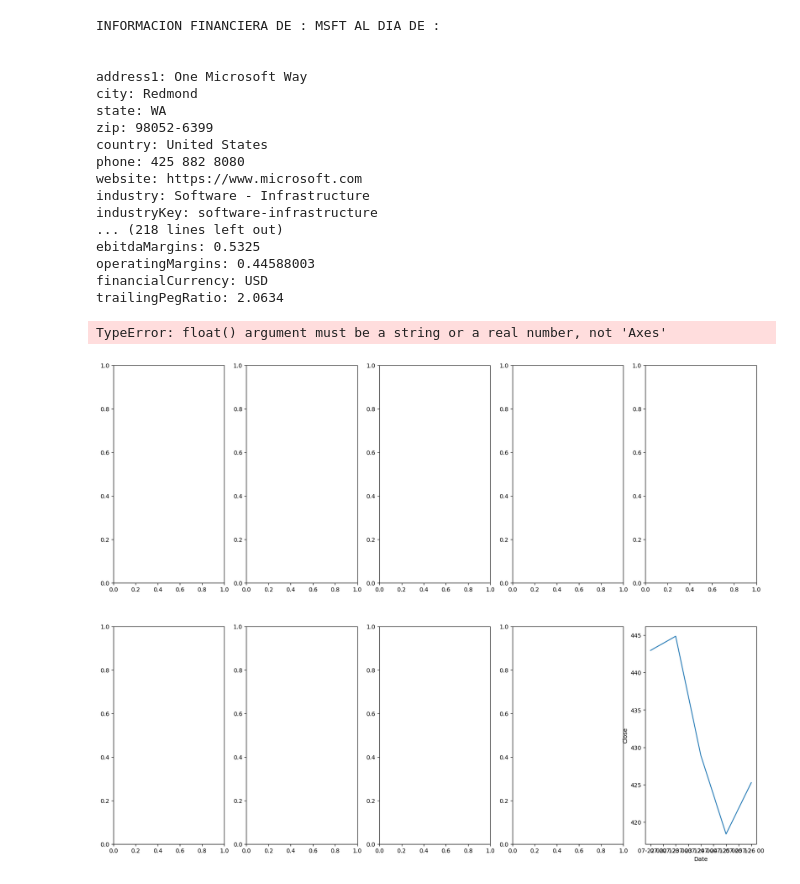
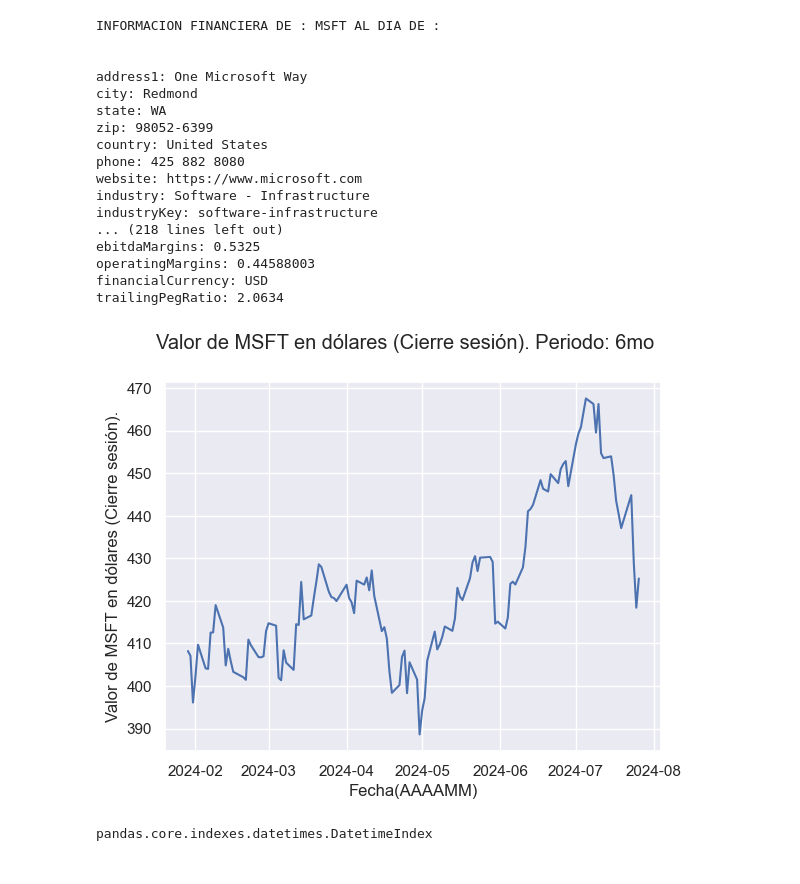
Before and after one commit to JuanIgnaciosj/YahooFinanceAPI, a Jupyter notebook: yahoo_finance.ipynb, the cells around one changed output. Cells and saved outputs as stored; diff of their text form; code cells hidden in the pictures.

```diff
--- a/yahoo_finance.ipynb
+++ b/yahoo_finance.ipynb
@@ -4,6 +4,10 @@ import yfinance as yf
 import pandas as pd
 import seaborn as sns
 import matplotlib.pyplot as plt
+
+#Permite ver todo el valor del df
+#pd.set_option('display.max_rows', None)
+sns.set()
 # %%
 # SE INGRESA EL CODIGO DE LA ACCION
 ticker = "MSFT" # EL CODIGO SE PUEDE CONSULTAR EN
@@ -51,72 +55,30 @@ operatingMargins: 0.44588003
 financialCurrency: USD
 trailingPegRatio: 2.0634
 # %%
-# SE OBTIENE LA INFORMACION DE LOS ULTIMOS
+# FUNCION QUE GRAFICA EL COMPORTAMIENTO DE UN PERIODO DETERMINADO DE LA ACCION CONSULTADA
 
 ticker = "MSFT"
 
-def ObtenerPeriodo(ticker, number): ##PARA TENER EN CONSIDERACION ['1d', '5d', '1mo', '3mo', '6mo', '1y', '2y', '5y', '10y', 'ytd', 'max']
+def ObtenerPeriodo(ticker,number): ##PARA TENER EN CONSIDERACION ['1d', '5d', '1mo', '3mo', '6mo', '1y', '2y', '5y', '10y', 'ytd', 'max']
     ticker_ob = yf.Ticker(ticker)
-    ## FALTA
     per = str(number)
-    # Revisar que otras opciones tengo
     hist = ticker_ob.history(period=str(per))
     # Se puede hacer un grafico para ver como se ha comportado
     df_hist = pd.DataFrame(data=hist)
-    return df_hist
     # print(df_hist)
     # Genera visualizacion
-    #return sns.lineplot(df_hist, x=df_hist.index, y=df_hist['Close'])
+    sns.lineplot(df_hist, x=df_hist.index, y=df_hist['Close'])
     # Format
-    #plt.suptitle("Valor de " + ticker + " en dólares (Cierre sesión). Periodo: " + per)
-    #plt.ylabel("Valor de " + ticker + " en dólares (Cierre sesión).")
-    #plt.xlabel("Fecha(AAAAMM)")
+    plt.suptitle("Valor de " + ticker + " en dólares (Cierre sesión). Periodo: " + per)
+    plt.ylabel("Valor de " + ticker + " en dólares (Cierre sesión).")
+    plt.xlabel("Fecha(AAAAMM)")
     # Show
-    #plt.show()
-
-## Crear una vista con matplotlib de diferentes graficos que contengan la informacion de los 5d al max:
-# Ordenar las siguientes imagenes 5 x 5
-# Optimizar el como se muestran las fechas de las en el eje X de las visualizaciones.
-
-#SE GENERA UNA VISUALIZACION DE 5 X 5 CUADROS, PARA VISUALIZAR LA EVOLUCION DE LA STOCK
-fig,axes=plt.subplots(nrows=2,ncols=5,figsize=(20,15))
-
-# axes[0,0].plot(ObtenerPeriodo(ticker,'5d'))
-# axes[0,0].set_title('5d')
-# axes[1,1].plot(ObtenerPeriodo(ticker,'1mo'))
-# axes[1,1].set_title('1mo')
-# axes[1,2].plot(ObtenerPeriodo(ticker,'3mo'))
-# axes[1,2].set_title('3mo')
-# axes[1,4].plot(ObtenerPeriodo(ticker,'6mo'))
-# axes[1,4].set_title('6mo')
-# axes[1,5].plot(ObtenerPeriodo(ticker,'1y'))
-# axes[1,5].set_title('1y')
-# axes[2,0].plot(ObtenerPeriodo(ticker,'2y'))
-# axes[2,0].set_title('2y')
-# axes[2,1].plot(ObtenerPeriodo(ticker,'5y'))
-# axes[2,1].set_title('5y')
-# axes[2,2].plot(ObtenerPeriodo(ticker,'10y'))
-# axes[2,2].set_title('10y')
-# axes[2,3].plot(ObtenerPeriodo(ticker,'ytd'))
-# axes[2,3].set_title('ytd')
-# axes[2,4].plot(ObtenerPeriodo(ticker,'max'))
-# axes[2,4].set_title('max available')
-
-sns.lineplot(df_hist, x=df_hist.index, y=df_hist['Close'])
-
-
-axes[0,0].plot(ObtenerPeriodo(ticker,'5d'))
-# ObtenerPeriodo(ticker, '1mo')
-# ObtenerPeriodo(ticker, '3mo')
-# ObtenerPeriodo(ticker, '6mo')
-# ObtenerPeriodo(ticker, '1y')
-# ObtenerPeriodo(ticker, '2y')
-# ObtenerPeriodo(ticker, '5y')
-# ObtenerPeriodo(ticker, '10y')
-# ObtenerPeriodo(ticker, 'ytd')
-# ObtenerPeriodo(ticker, 'max')
-
-#FORMATO DE PERIODOS ACEPTADOS: ['1d', '5d', '1mo', '3mo', '6mo', '1y', '2y', '5y', '10y', 'ytd', 'max']
+    plt.show()
-# %% [output]
-TypeError: float() argument must be a string or a real number, not 'Axes'
-[figure, removed]
+# %%
+ObtenerPeriodo(ticker,'6mo')
+# %% [output]
+[figure, added]
+# %%
+ObtenerPeriodoStock(ticker,'6mo').index
+# %% [output]
+pandas.core.indexes.datetimes.DatetimeIndex
```
Also changed, not shown: parts of 5 cells of this notebook, 1 other file.
